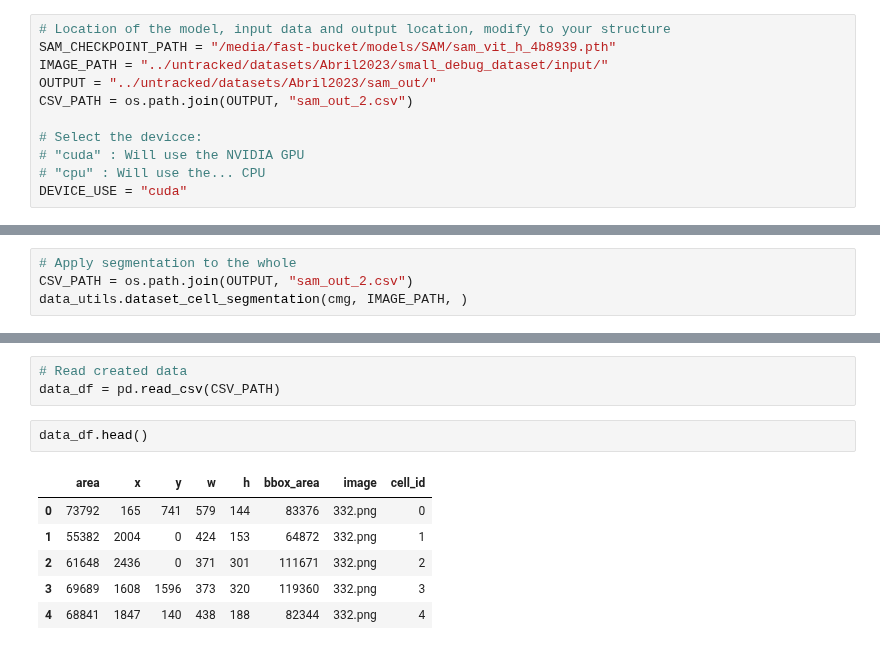
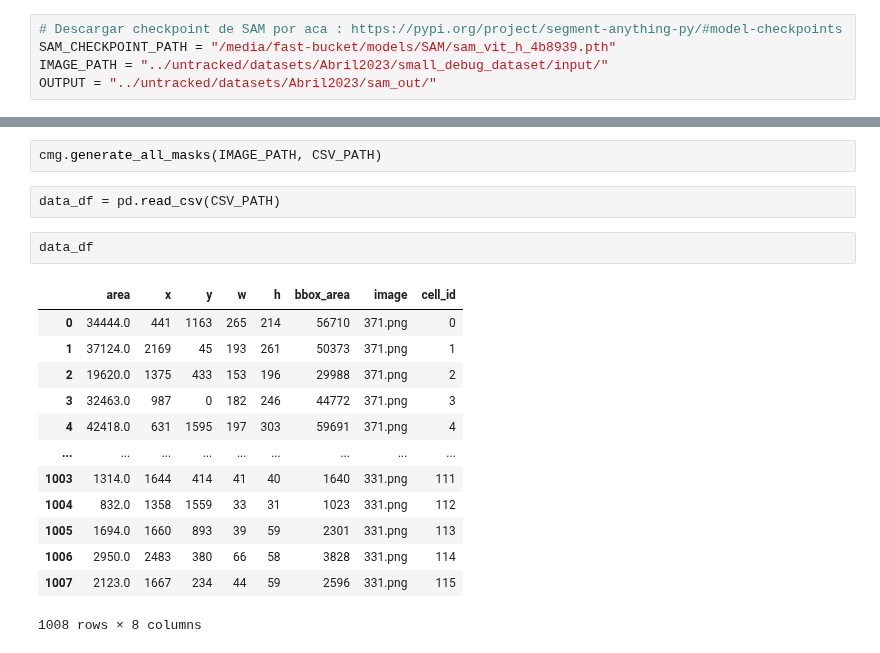
Before and after one commit to RawthiL/giar_ina_dev, a Jupyter notebook: notebooks/cell_segmentation_test.ipynb, the cells around one changed output, grey strips where cells are left out. Drawn from its saved outputs; the diff is of its cells as text.

Commit message:
adding SAM model

```diff
--- a/notebooks/cell_segmentation_test.ipynb
+++ b/notebooks/cell_segmentation_test.ipynb
@@ -26,12 +12,6 @@ This models requieres 16 GB of RAM (or VRAM) to work.
 # %%
-# Location of the model, input data and output location, modify to your structure
+# Descargar checkpoint de SAM por aca : https://pypi.org/project/segment-anything-py/#model-checkpoints
 SAM_CHECKPOINT_PATH = "/media/fast-bucket/models/SAM/sam_vit_h_4b8939.pth"
 IMAGE_PATH = "../untracked/datasets/Abril2023/small_debug_dataset/input/"
 OUTPUT = "../untracked/datasets/Abril2023/sam_out/"
-CSV_PATH = os.path.join(OUTPUT, "sam_out_2.csv")
-
-# Select the devicce:
-# "cuda" : Will use the NVIDIA GPU
-# "cpu" : Will use the... CPU
-DEVICE_USE = "cuda"
 # %%
@@ -40,4 +18,0 @@ cmg = segmentators.SAMCellMaskGenerator(SAM_CHECKPOINT_PATH, model_type = 'vit_h
-# %%
-# Apply segmentation to the whole
-CSV_PATH = os.path.join(OUTPUT, "sam_out_2.csv")
-data_utils.dataset_cell_segmentation(cmg, IMAGE_PATH, )
@@ -44,12 +78,20 @@ data_utils.dataset_cell_segmentation(cmg, IMAGE_PATH, )
+# %%
+cmg.generate_all_masks(IMAGE_PATH, CSV_PATH)
 # %%
-# Read created data
 data_df = pd.read_csv(CSV_PATH)
 # %%
-data_df.head()
+data_df
 # %% [output]
 |  | area | x | y | w | h | bbox_area | image | cell_id |
-| 0 | 73792 | 165 | 741 | 579 | 144 | 83376 | 332.png | 0 |
-| 1 | 55382 | 2004 | 0 | 424 | 153 | 64872 | 332.png | 1 |
-| 2 | 61648 | 2436 | 0 | 371 | 301 | 111671 | 332.png | 2 |
-| 3 | 69689 | 1608 | 1596 | 373 | 320 | 119360 | 332.png | 3 |
-| 4 | 68841 | 1847 | 140 | 438 | 188 | 82344 | 332.png | 4 |
+| 0 | 34444.0 | 441 | 1163 | 265 | 214 | 56710 | 371.png | 0 |
+| 1 | 37124.0 | 2169 | 45 | 193 | 261 | 50373 | 371.png | 1 |
+| 2 | 19620.0 | 1375 | 433 | 153 | 196 | 29988 | 371.png | 2 |
+| 3 | 32463.0 | 987 | 0 | 182 | 246 | 44772 | 371.png | 3 |
+| 4 | 42418.0 | 631 | 1595 | 197 | 303 | 59691 | 371.png | 4 |
+| ... | ... | ... | ... | ... | ... | ... | ... | ... |
+| 1003 | 1314.0 | 1644 | 414 | 41 | 40 | 1640 | 331.png | 111 |
+| 1004 | 832.0 | 1358 | 1559 | 33 | 31 | 1023 | 331.png | 112 |
+| 1005 | 1694.0 | 1660 | 893 | 39 | 59 | 2301 | 331.png | 113 |
+| 1006 | 2950.0 | 2483 | 380 | 66 | 58 | 3828 | 331.png | 114 |
+| 1007 | 2123.0 | 1667 | 234 | 44 | 59 | 2596 | 331.png | 115 |
+1008 rows × 8 columns
```
Also changed, not shown: parts of 17 cells of this notebook, 2 other files.
